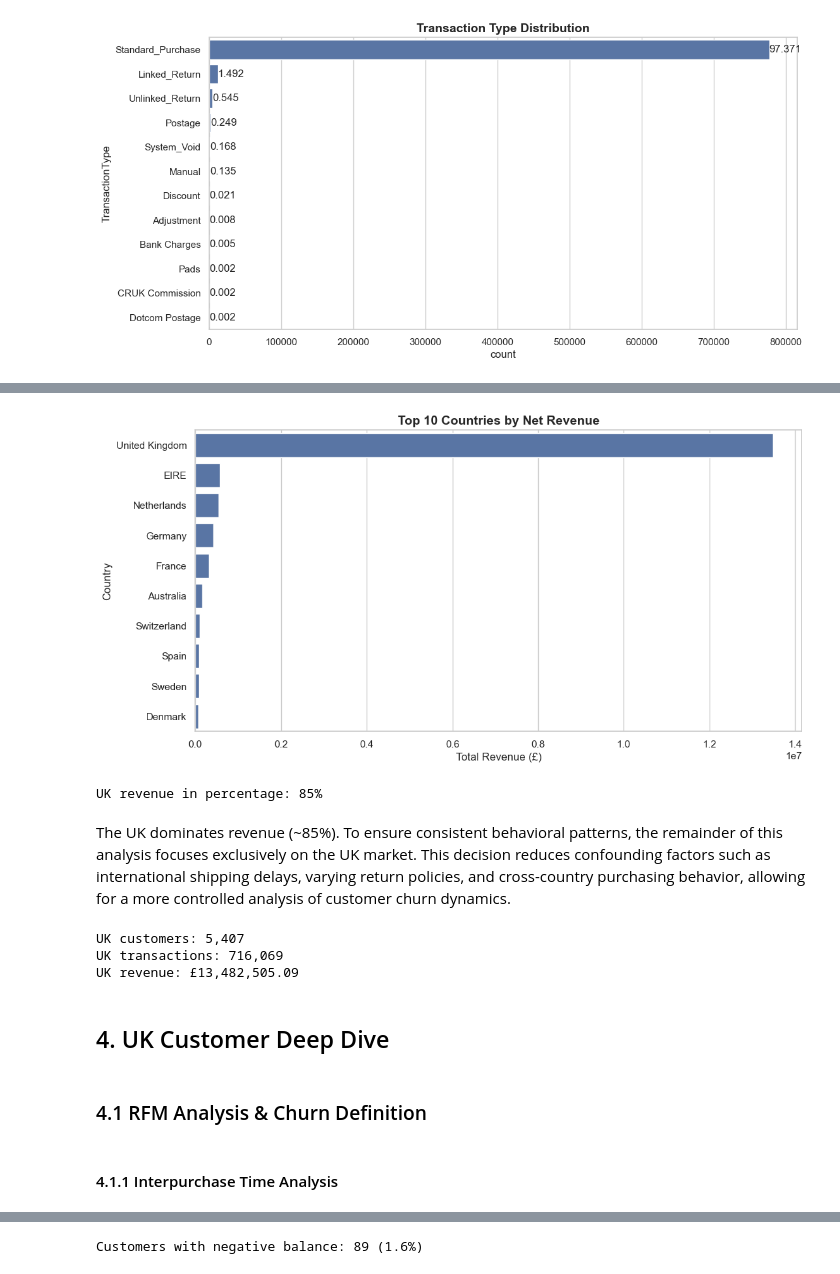
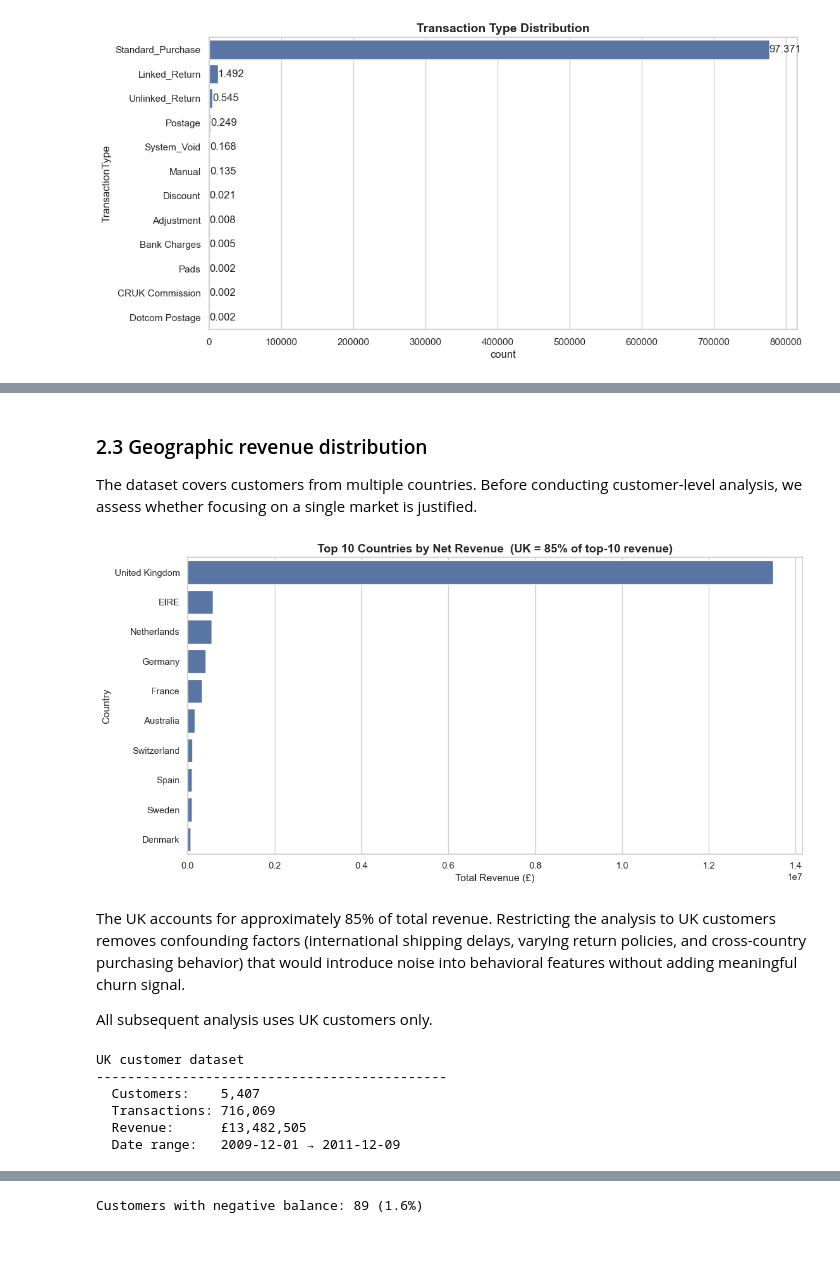
Before and after one commit to stefanobrusadelli/customer-churn-prediction, a Jupyter notebook: notebook/02_eda.ipynb, the cells around one changed output, grey strips where cells are left out. Drawn from its saved outputs; the diff is of its cells as text; code cells hidden in the pictures; blank space fills up the shorter version.

```diff
--- a/notebook/02_eda.ipynb
+++ b/notebook/02_eda.ipynb
@@ -148,41 +159,60 @@ System Voids are not indicative of dissatisfaction, while Linked Returns provide
+# %% [markdown]
+### 2.3 Geographic revenue distribution
+
+The dataset covers customers from multiple countries. Before conducting
+customer-level analysis, we assess whether focusing on a single market
+is justified.
 # %%
-top_10_countries = retail_df.groupby('Country', observed=True)['TotalSum'] \
-    .sum() \
-    .sort_values(ascending=False) \
-    .head(10) \
+top_10_countries = (
+    retail_df.groupby('Country', observed=True)['TotalSum']
+    .sum()
+    .sort_values(ascending=False)
+    .head(10)
     .reset_index()
-top_10_countries['Country'] = top_10_countries['Country'].cat.remove_unused_categories()
+)
+top_10_countries['Country'] = (
+    top_10_countries['Country'].cat.remove_unused_categories()
+)
+
+uk_share = top_10_countries['TotalSum'].iloc[0] / top_10_countries['TotalSum'].sum()
 
 sns.barplot(
     data=top_10_countries,
     x='TotalSum',
     y='Country',
     order=top_10_countries['Country'],
 )
-plt.title('Top 10 Countries by Net Revenue')
+plt.title(f'Top 10 Countries by Net Revenue  '
+          f'(UK = {uk_share:.0%} of top-10 revenue)')
 plt.xlabel('Total Revenue (£)')
-plt.savefig("../reports/figures/top_countries_revenue.png", bbox_inches="tight")
+plt.tight_layout()
+plt.savefig("../reports/figures/top_countries_revenue.png",
+            bbox_inches="tight", dpi=150)
 plt.show()
 # %% [output]
-[figure, old version]
+[figure, new version]
-# %%
-print(f"UK revenue in percentage: {(top_10_countries['TotalSum'][0] / top_10_countries['TotalSum'].sum()):.0%}")
-# %% [output]
-UK revenue in percentage: 85%
-# %% [markdown]
-The UK dominates revenue (~85%). To ensure consistent behavioral patterns, the remainder of this analysis focuses exclusively on the UK market. This decision reduces confounding factors such as international shipping delays, varying return policies, and cross-country purchasing behavior, allowing for a more controlled analysis of customer churn dynamics.
+# %% [markdown]
+The UK accounts for approximately 85% of total revenue. Restricting the
+analysis to UK customers removes confounding factors (international
+shipping delays, varying return policies, and cross-country purchasing
+behavior) that would introduce noise into behavioral features without
+adding meaningful churn signal.
+
+All subsequent analysis uses UK customers only.
 # %%
 uk_df = retail_df[retail_df['Country'] == 'United Kingdom'].copy()
-print(f"UK customers: {uk_df['CustomerID'].nunique():,}")
-print(f"UK transactions: {len(uk_df):,}")
-print(f"UK revenue: £{uk_df['TotalSum'].sum():,.2f}")
+
+print("UK customer dataset")
+print("-" * 45)
+print(f"  Customers:    {uk_df['CustomerID'].nunique():,}")
+print(f"  Transactions: {len(uk_df):,}")
+print(f"  Revenue:      £{uk_df['TotalSum'].sum():,.0f}")
+print(f"  Date range:   {uk_df['InvoiceDate'].min().date()} → "
+      f"{uk_df['InvoiceDate'].max().date()}")
 # %% [output]
-UK customers: 5,407
-UK transactions: 716,069
-UK revenue: £13,482,505.09
+UK customer dataset
+---------------------------------------------
+  Customers:    5,407
+  Transactions: 716,069
+  Revenue:      £13,482,505
+  Date range:   2009-12-01 → 2011-12-09
-# %% [markdown]
-## 4. UK Customer Deep Dive
-# %% [markdown]
-### 4.1 RFM Analysis & Churn Definition
-# %% [markdown]
-#### 4.1.1 Interpurchase Time Analysis
```
Also changed, not shown: parts of 78 cells of this notebook, 7 other files.
